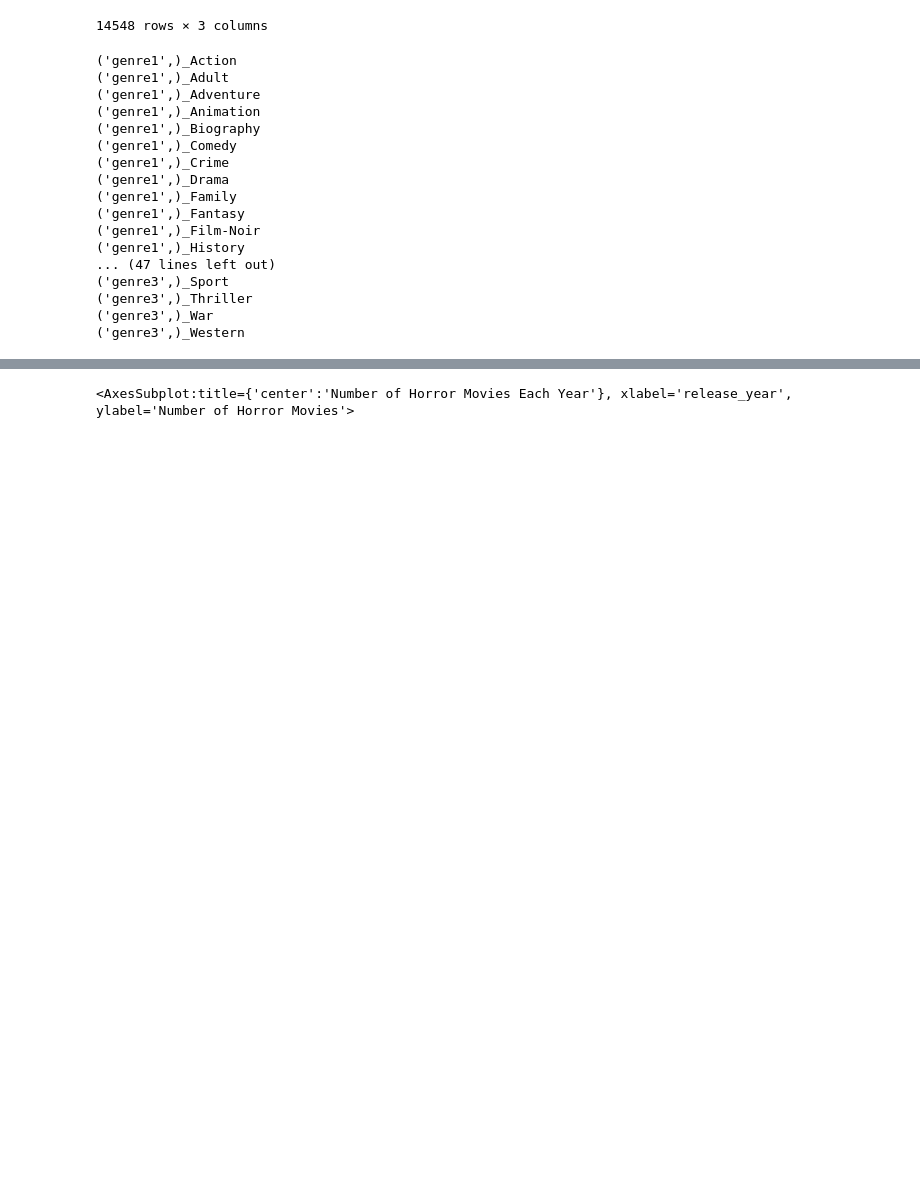
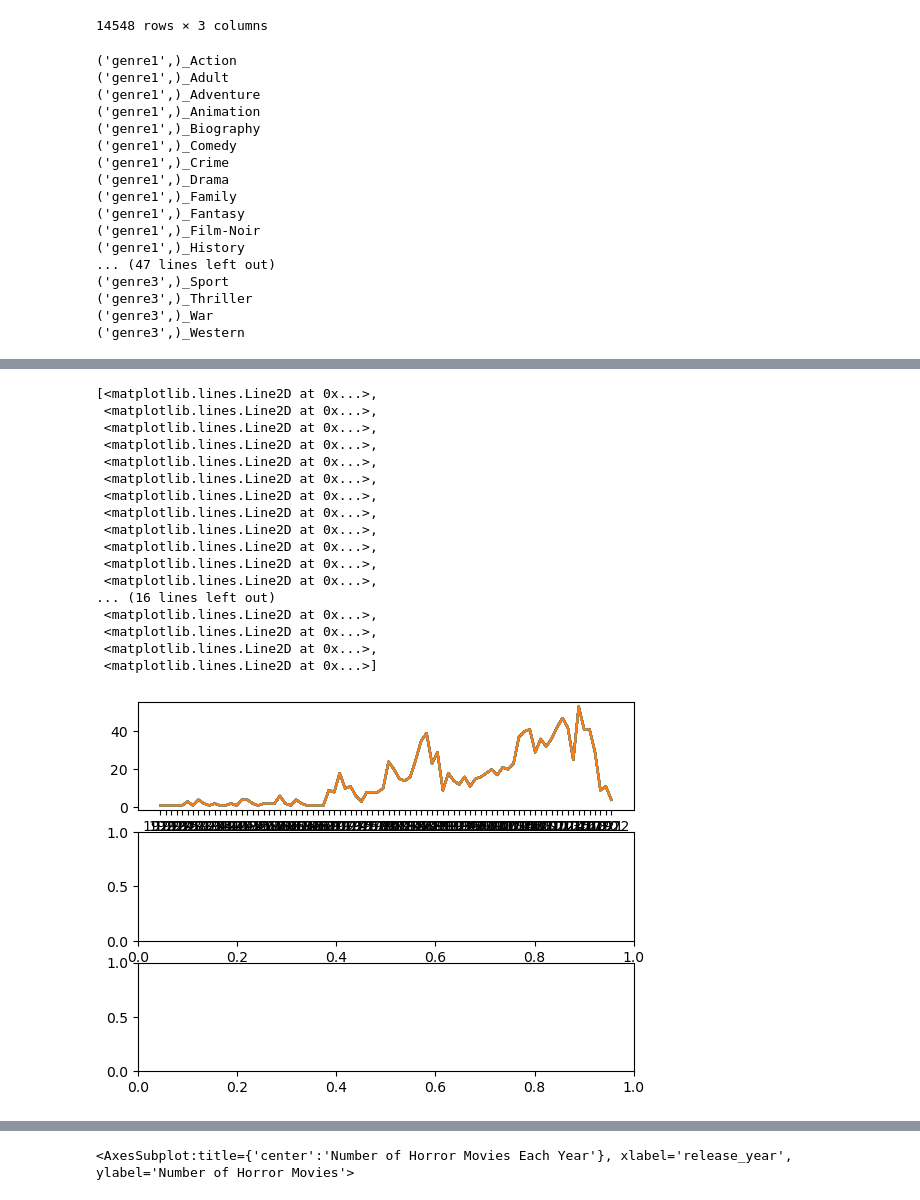
Before and after one commit to Hodgdonc/COS_482_Project, a Jupyter notebook: genre_exploration.ipynb, the cells around one changed output, grey strips where cells are left out. Cells and saved outputs as stored; diff of their text form; code cells hidden in the pictures; blank space fills up the shorter version.

```diff
--- a/genre_exploration.ipynb
+++ b/genre_exploration.ipynb
@@ -2,8 +2,8 @@
 import pandas as pd
 import matplotlib.pyplot as plt
 # %%
-df = pd.read_csv("imdb_movies_FINAL_NO_NAN_CLEANED.csv", thousands=',')
-df
+df_no_NaN = pd.read_csv("imdb_movies_FINAL_NO_NAN_CLEANED.csv", thousands=',')
+df_no_NaN
 # %% [output]
 |  | Unnamed: 0 | title | director | release_year | length | genre | imdb_score | rating | gross_US_CA | ... |
 | 0 | 0 | The Shawshank Redemption | Frank Darabont | 1994 | 142 | Drama | 9.3 | R | 28.34 | ... |
@@ -29,7 +21,7 @@ NameError: name 'onehot' is not defined
 # %%
-df2 = df['genre'].str.split(', ', expand=True)
-df2.columns = [['genre1','genre2','genre3']]
-df2
+df2_no_NaN = df_no_NaN['genre'].str.split(', ', expand=True)
+df2_no_NaN.columns = [['genre1','genre2','genre3']]
+df2_no_NaN
 # %% [output]
 |  | genre1 | genre2 | genre3 |
 | 0 | Drama | None | None |
@@ -45,7 +37,7 @@ df2
 | 14547 | Drama | None | None |
 14548 rows × 3 columns
 # %%
-df3 = pd.get_dummies(data=df2, columns=['genre1','genre2','genre3'])
+df3 = pd.get_dummies(data=df2_no_NaN, columns=['genre1','genre2','genre3'])
 for col in df3.columns:
     print(col)
 # %% [output]
@@ -181,2 +332,2 @@ df3
 # %%
-merged = pd.merge(left=df, left_index=True,right=df3, right_index=True,how='inner')
+merged = pd.merge(left=df_no_NaN, left_index=True,right=df3, right_index=True,how='inner')
@@ -215,0 +393,22 @@ merged
+# %%
+fig, (ax0, ax1, ax3) = plt.subplots(3,1)
+ax0.plot(merged.loc[merged['Horror'] == 1].groupby([merged.release_year]).agg('count'))
+# %% [output]
+[<matplotlib.lines.Line2D at 0x...>,
+ <matplotlib.lines.Line2D at 0x...>,
+ <matplotlib.lines.Line2D at 0x...>,
+ <matplotlib.lines.Line2D at 0x...>,
+ <matplotlib.lines.Line2D at 0x...>,
+ <matplotlib.lines.Line2D at 0x...>,
+ <matplotlib.lines.Line2D at 0x...>,
+ <matplotlib.lines.Line2D at 0x...>,
+ <matplotlib.lines.Line2D at 0x...>,
+ <matplotlib.lines.Line2D at 0x...>,
+ <matplotlib.lines.Line2D at 0x...>,
+ <matplotlib.lines.Line2D at 0x...>,
+... (16 lines left out)
+ <matplotlib.lines.Line2D at 0x...>,
+ <matplotlib.lines.Line2D at 0x...>,
+ <matplotlib.lines.Line2D at 0x...>,
+ <matplotlib.lines.Line2D at 0x...>]
+[figure, added]
```
Also changed, not shown: parts of 79 cells of this notebook, 5 other files.
